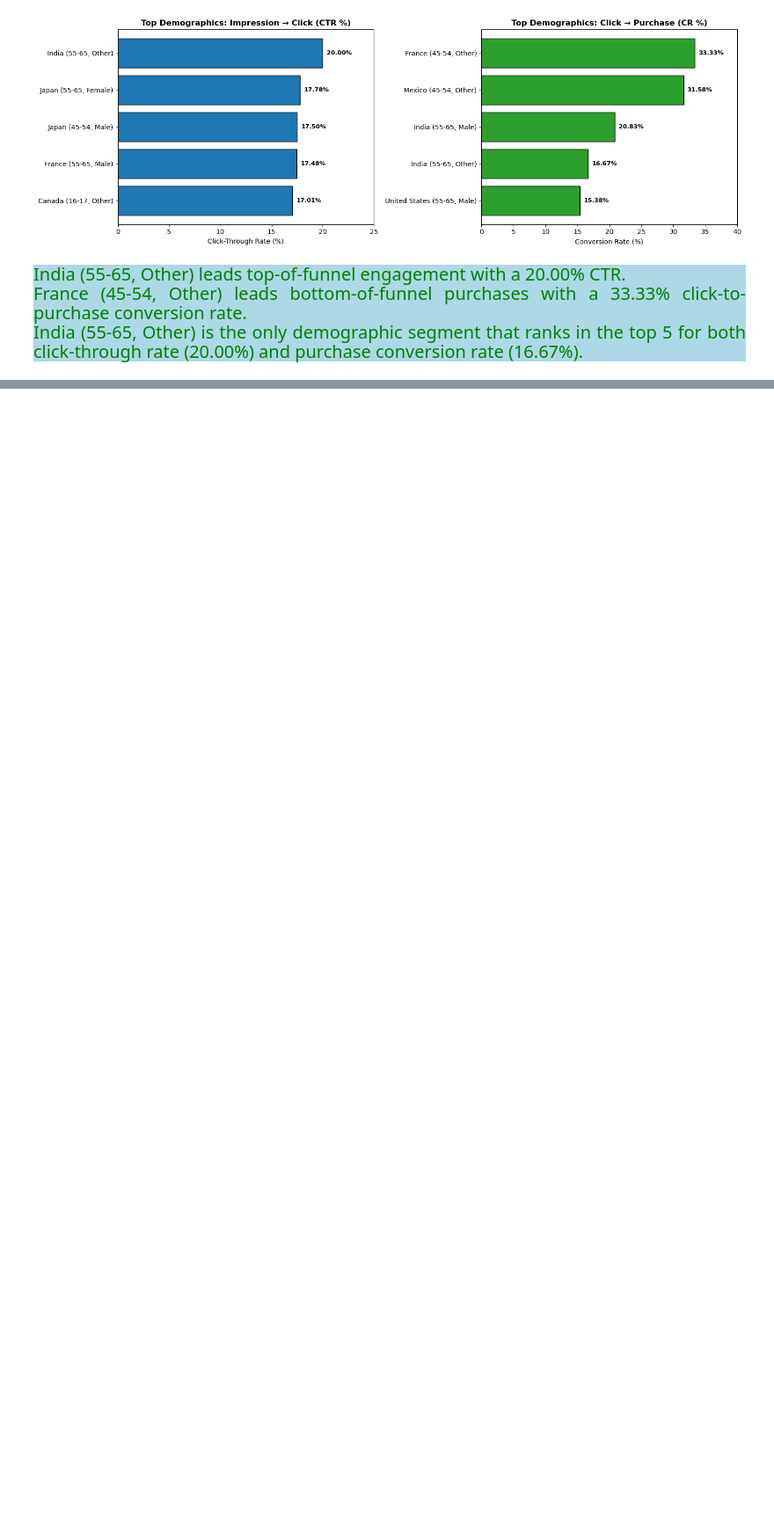
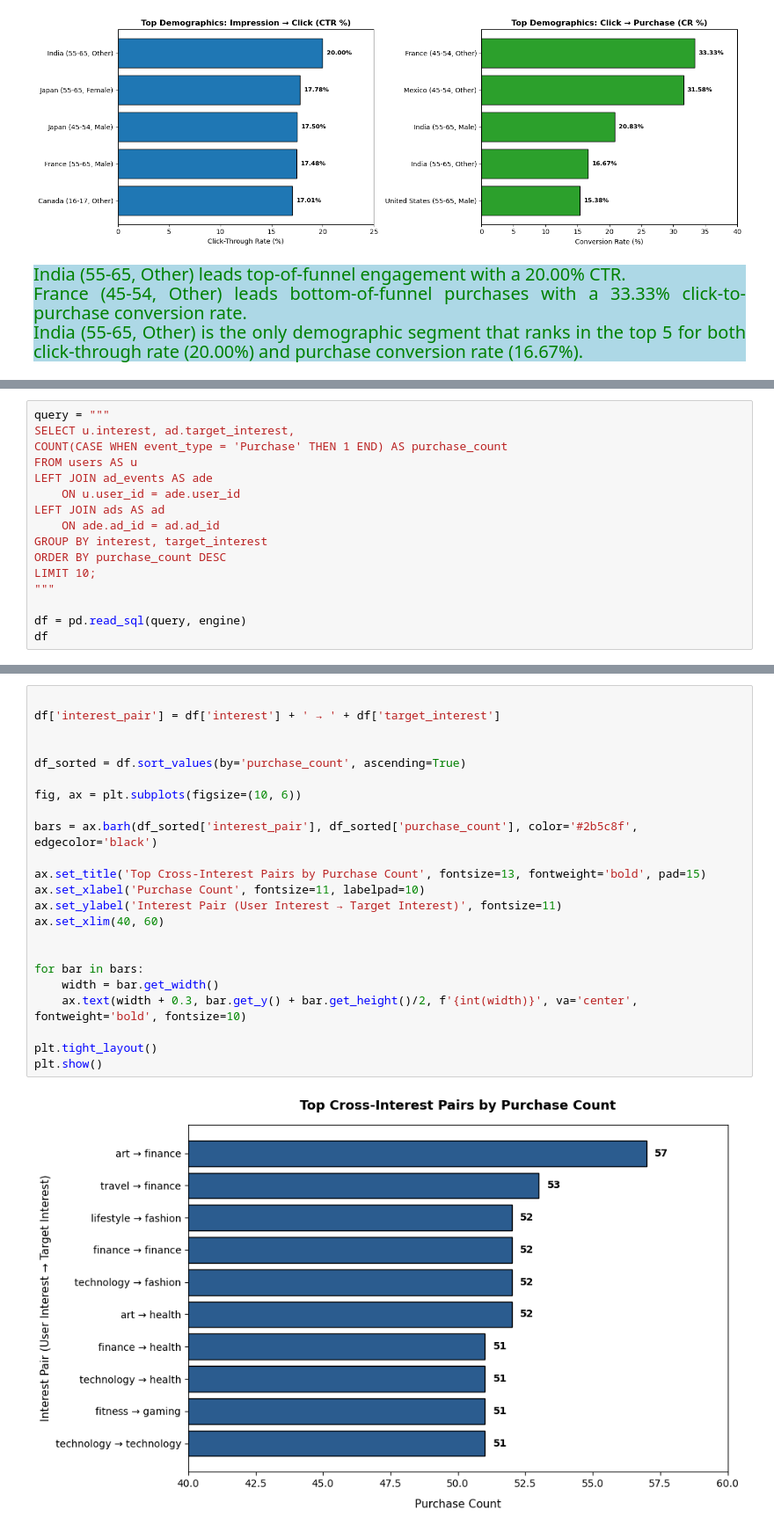
Before and after one commit to Kartika-Nidhi/Social_Media_Ads_Performance_Analysis_SQL, a Jupyter notebook: SocialMediaAdsPerformance.ipynb, the cells around one changed output, grey strips where cells are left out. Shown at 88% size. Cells and saved outputs as stored; diff of their text form; blank space fills up the shorter version.

```diff
--- a/SocialMediaAdsPerformance.ipynb
+++ b/SocialMediaAdsPerformance.ipynb
@@ -855,0 +933,16 @@ Description: Performs text/string matching between user profile interests and ad
+# %%
+query = """
+SELECT u.interest, ad.target_interest,
+COUNT(CASE WHEN event_type = 'Purchase' THEN 1 END) AS purchase_count
+FROM users AS u
+LEFT JOIN ad_events AS ade
+    ON u.user_id = ade.user_id
+LEFT JOIN ads AS ad
+    ON ade.ad_id = ad.ad_id
+GROUP BY interest, target_interest
+ORDER BY purchase_count DESC
+LIMIT 10;
+"""
+
+df = pd.read_sql(query, engine)
+df
@@ -855,0 +961,25 @@ Description: Performs text/string matching between user profile interests and ad
+# %%
+
+df['interest_pair'] = df['interest'] + ' → ' + df['target_interest']
+
+
+df_sorted = df.sort_values(by='purchase_count', ascending=True)
+
+fig, ax = plt.subplots(figsize=(10, 6))
+
+bars = ax.barh(df_sorted['interest_pair'], df_sorted['purchase_count'], color='#2b5c8f', edgecolor='black')
+
+ax.set_title('Top Cross-Interest Pairs by Purchase Count', fontsize=13, fontweight='bold', pad=15)
+ax.set_xlabel('Purchase Count', fontsize=11, labelpad=10)
+ax.set_ylabel('Interest Pair (User Interest → Target Interest)', fontsize=11)
+ax.set_xlim(40, 60)
+
+
+for bar in bars:
+    width = bar.get_width()
+    ax.text(width + 0.3, bar.get_y() + bar.get_height()/2, f'{int(width)}', va='center', fontweight='bold', fontsize=10)
+
+plt.tight_layout()
+plt.show()
+# %% [output]
+[figure, added]
```
Also changed, not shown: parts of 10 cells of this notebook.
